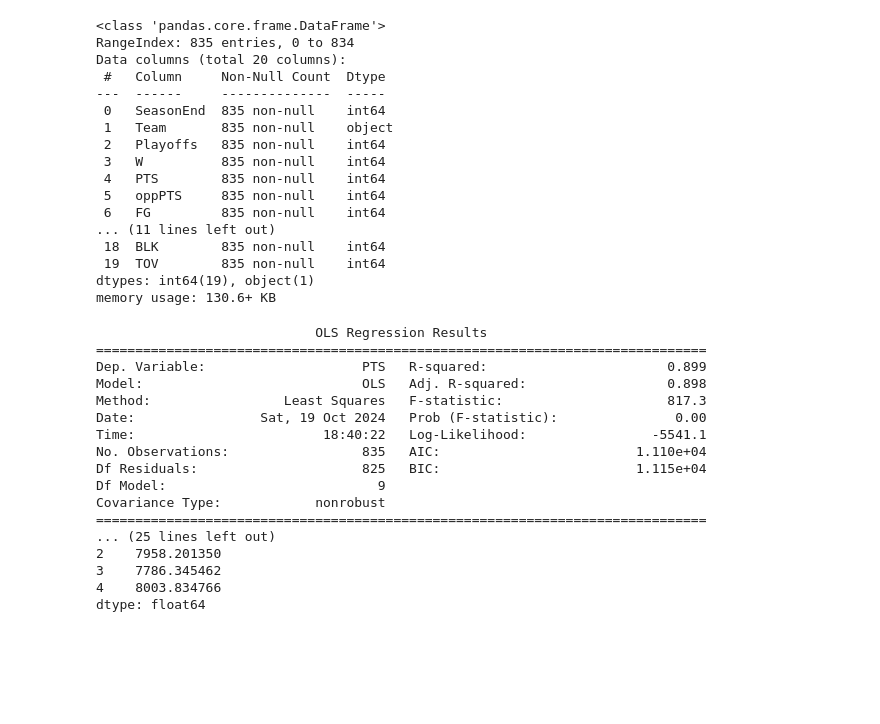
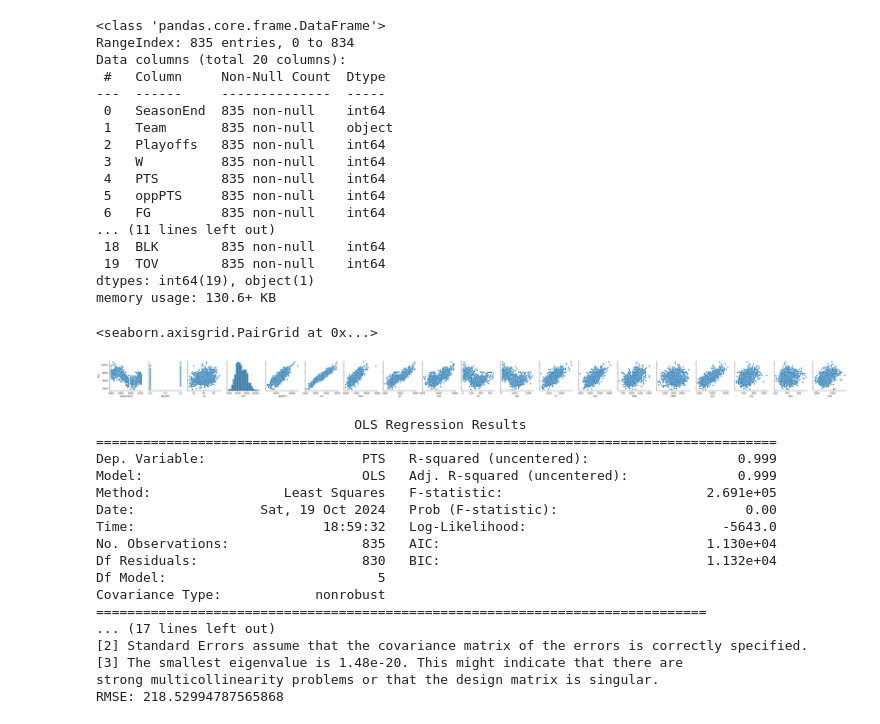
Before and after one commit to Dewiin/my-fork-2024-fall-data-science, a Jupyter notebook: Week-07-Regression/Exercise-DX.ipynb, the cells around one changed output. Drawn from its saved outputs; the diff is of its cells as text; code cells hidden in the pictures; blank space fills up the shorter version.

Commit message:
changed independent variables, based off the pairplots

```diff
--- a/Week-07-Regression/Exercise-DX.ipynb
+++ b/Week-07-Regression/Exercise-DX.ipynb
@@ -256,8 +256,13 @@ Data columns (total 20 columns):
  19  TOV        835 non-null    int64
 dtypes: int64(19), object(1)
 memory usage: 130.6+ KB
+# %%
+sns.pairplot(df_train, y_vars=['PTS'])
+# %% [output]
+<seaborn.axisgrid.PairGrid at 0x...>
+[figure, added]
 # %%
-selected_features = ['2PA', '3PA', 'FTA', 'AST', 'ORB', 'DRB', 'TOV', 'STL', 'BLK']
+selected_features = ['2PA', '3PA', 'FTA', 'AST', 'oppPTS', 'FGA']
 X_train = df_train[selected_features]
 y_train = df_train['PTS']
 X_train = sm.add_constant(X_train)
@@ -270,21 +275,23 @@ print(results)
 X_test = df_test[selected_features]
 X_test = sm.add_constant(X_test)
 y_pred = lrmodel.predict(X_test)
+
+print( 'RMSE:', rmse(df_test['PTS'], y_pred))
 # %% [output]
-                            OLS Regression Results
-==============================================================================
-Dep. Variable:                    PTS   R-squared:                       0.899
-Model:                            OLS   Adj. R-squared:                  0.898
-Method:                 Least Squares   F-statistic:                     817.3
-Date:                Sat, 19 Oct 2024   Prob (F-statistic):               0.00
-Time:                        18:40:22   Log-Likelihood:                -5541.1
-No. Observations:                 835   AIC:                         1.110e+04
-Df Residuals:                     825   BIC:                         1.115e+04
-Df Model:                           9
+                                 OLS Regression Results
+=======================================================================================
+Dep. Variable:                    PTS   R-squared (uncentered):                   0.999
+Model:                            OLS   Adj. R-squared (uncentered):              0.999
+Method:                 Least Squares   F-statistic:                          2.691e+05
+Date:                Sat, 19 Oct 2024   Prob (F-statistic):                        0.00
+Time:                        18:59:32   Log-Likelihood:                         -5643.0
+No. Observations:                 835   AIC:                                  1.130e+04
+Df Residuals:                     830   BIC:                                  1.132e+04
+Df Model:                           5
 Covariance Type:            nonrobust
 ==============================================================================
-... (25 lines left out)
-2    7958.201350
-3    7786.345462
-4    8003.834766
-dtype: float64
+... (17 lines left out)
+[2] Standard Errors assume that the covariance matrix of the errors is correctly specified.
+[3] The smallest eigenvalue is 1.48e-20. This might indicate that there are
+strong multicollinearity problems or that the design matrix is singular.
+RMSE: 218.52994787565868
```
Also changed, not shown: 1 other file.
